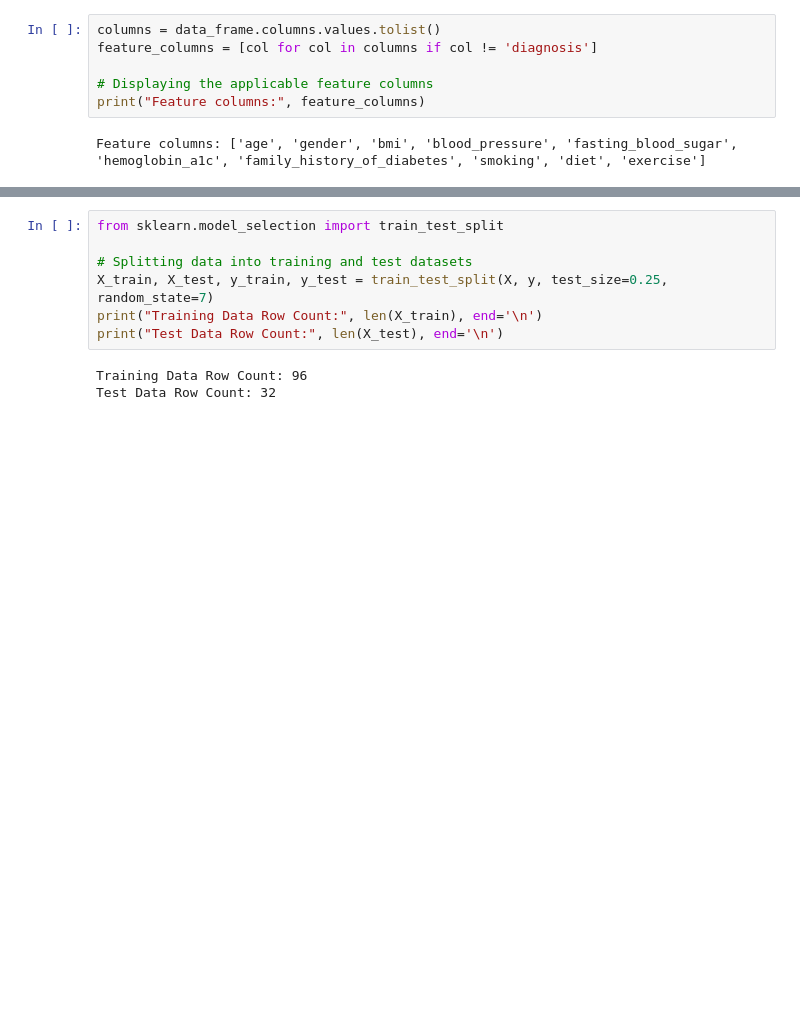
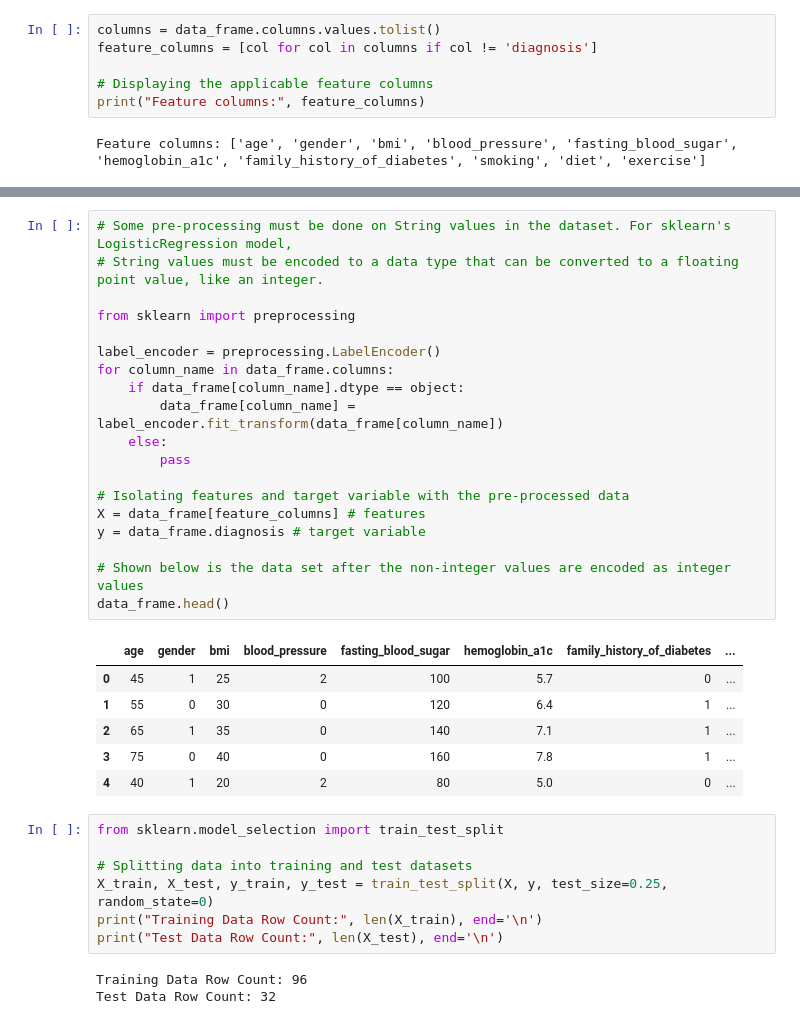
Before and after one commit to BritneyS/diabetes-predictor-ml, a Jupyter notebook: diabetes-predictor.ipynb, the cells around one changed output, grey strips where cells are left out. Drawn from its saved outputs; the diff is of its cells as text; blank space fills up the shorter version.

```diff
--- a/diabetes-predictor.ipynb
+++ b/diabetes-predictor.ipynb
@@ -75,11 +75,37 @@ Features:
 126    Yes
 127    Yes
 Name: diagnosis, Length: 128, dtype: object
+# %%
+# Some pre-processing must be done on String values in the dataset. For sklearn's LogisticRegression model,
+# String values must be encoded to a data type that can be converted to a floating point value, like an integer.
+
+from sklearn import preprocessing
+
+label_encoder = preprocessing.LabelEncoder()
+for column_name in data_frame.columns:
+    if data_frame[column_name].dtype == object:
+        data_frame[column_name] = label_encoder.fit_transform(data_frame[column_name])
+    else:
+        pass
+
+# Isolating features and target variable with the pre-processed data
+X = data_frame[feature_columns] # features
+y = data_frame.diagnosis # target variable
+
+# Shown below is the data set after the non-integer values are encoded as integer values
+data_frame.head()
+# %% [output]
+|  | age | gender | bmi | blood_pressure | fasting_blood_sugar | hemoglobin_a1c | family_history_of_diabetes | ... |
+| 0 | 45 | 1 | 25 | 2 | 100 | 5.7 | 0 | ... |
+| 1 | 55 | 0 | 30 | 0 | 120 | 6.4 | 1 | ... |
+| 2 | 65 | 1 | 35 | 0 | 140 | 7.1 | 1 | ... |
+| 3 | 75 | 0 | 40 | 0 | 160 | 7.8 | 1 | ... |
+| 4 | 40 | 1 | 20 | 2 | 80 | 5.0 | 0 | ... |
 # %%
 from sklearn.model_selection import train_test_split
 
 # Splitting data into training and test datasets
-X_train, X_test, y_train, y_test = train_test_split(X, y, test_size=0.25, random_state=7)
+X_train, X_test, y_train, y_test = train_test_split(X, y, test_size=0.25, random_state=0)
 print("Training Data Row Count:", len(X_train), end='\n')
 print("Test Data Row Count:", len(X_test), end='\n')
 # %% [output]
```
Also changed, not shown: parts of 15 cells of this notebook.
